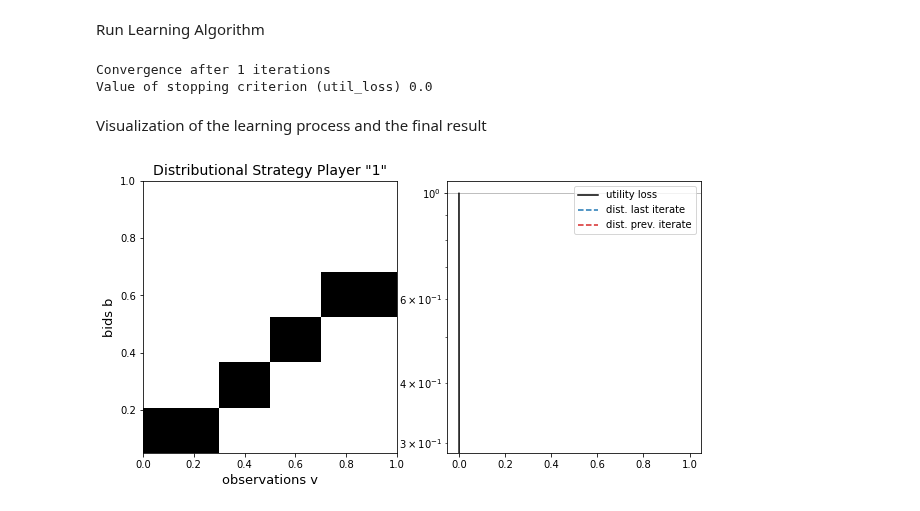
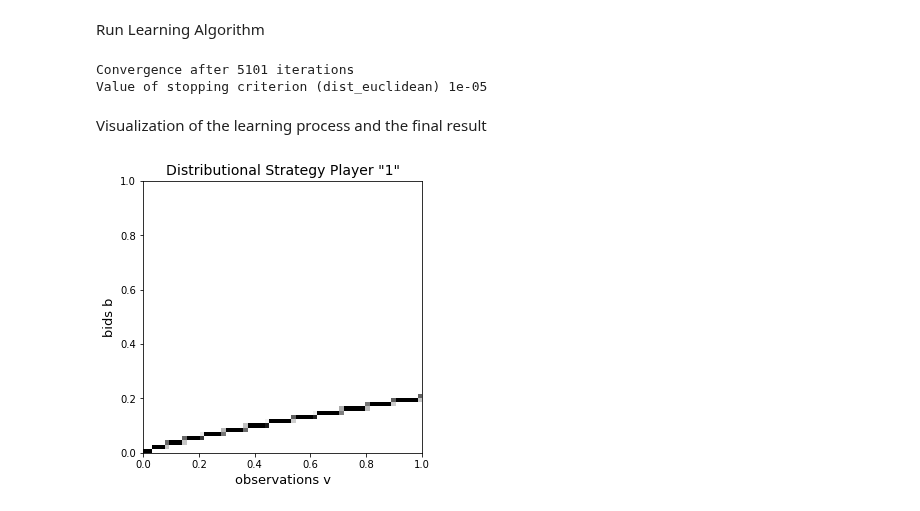
Before and after one commit to MOberlechner/soda, a Jupyter notebook: notebooks/examples/single_item_auction_roi.ipynb, the cells around one changed output. Drawn from its saved outputs; the diff is of its cells as text; code cells hidden in the pictures.

```diff
--- a/notebooks/examples/single_item_auction_roi.ipynb
+++ b/notebooks/examples/single_item_auction_roi.ipynb
@@ -16,26 +18,30 @@ from src.learner.soda import SODA
 create specific Single Item Auction setting
 # %%
 # parameter mechanism
-bidder = ['1']*5
+bidder = ['1']*2
 o_space = {'1': [0.0, 1.0]}
-a_space = {'1': [0.05, 1.0]}
+a_space = {'1': [0.0, 1.0]}
 
 param_prior = {
-    'distribution':'uniform'
+    'distribution':'uniform',
+    'mu':0.5,
+    'sigma':0.15,
     }
 param_util = {
     'payment_rule': 'first_price',
-    'tie_breaking': 'random',
-    'risk':1.0
+    'tie_breaking': 'lose',
+    'utility_type': 'ROI',
+    'budget': 1.01,
     }
 
 # parameter approximation game
-n = 10
-m = 6
+n = 64
+m = 64
 
 # create mechanism
-mechanism = SingleItemAuctionROI(bidder, o_space, a_space, param_prior, param_util)
+mechanism = SingleItemAuction(bidder, o_space, a_space, param_prior, param_util)
 
 # create approximation game
 game = Game(mechanism, n, m)
-game.get_utility(mechanism)
+if not mechanism.own_gradient:
+    game.get_utility(mechanism)
@@ -44,12 +52,12 @@ game.get_utility(mechanism)
 Specify Learning Algorithm
 # %%
 # parameter learner
-max_iter = int(1e3)
-tol = 1e-10
-stop_criterion = 'util_loss'
+max_iter = int(1e4)
+tol = 1e-5
+stop_criterion = 'dist_euclidean'
 steprule_bool = True
-eta = 1
-beta = 1/2
+eta = 10
+beta = 1/20
 
 #learner = SODA(max_iter, tol, stop_criterion, steprule_bool, eta, beta)
 learner = FrankWolfe(max_iter, tol, stop_criterion)
@@ -62,15 +70,16 @@ strategies = {}
 for i in game.set_bidder:
     strategies[i] = Strategy(i, game)
     strategies[i].initialize('random')
+    #strategies[i].initialize('matrix', {"init_matrix": bne})
 
 # run soda
 learner.run(mechanism, game, strategies, disable_tqdm=False, print=True)
 # %% [output]
-Convergence after 1 iterations
-Value of stopping criterion (util_loss) 0.0
+Convergence after 5101 iterations
+Value of stopping criterion (dist_euclidean) 1e-05
 # %% [markdown]
 Visualization of the learning process and the final result
 # %%
-strategies['1'].plot(more=True)
+strategies['1'].plot(more=False)
 # %% [output]
-[figure, old version]
+[figure, new version]
```
Also changed, not shown: parts of 8 cells of this notebook.
